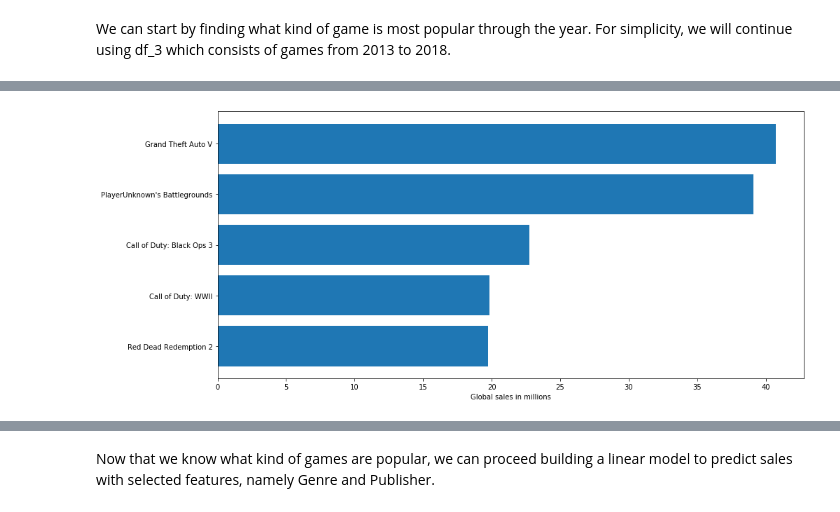
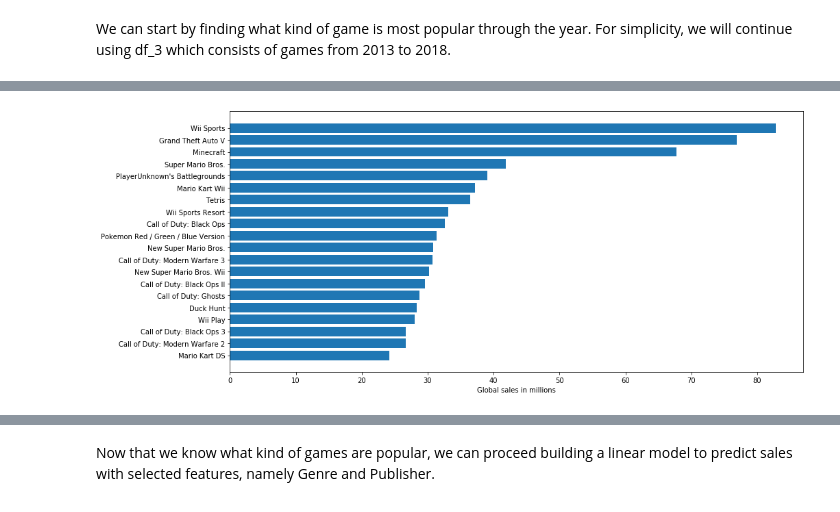
Before and after one commit to dxljack/Gaming-Market-Exploration, a Jupyter notebook: Gaming Market Analysis.ipynb, the cells around one changed output, grey strips where cells are left out. Drawn from its saved outputs; the diff is of its cells as text; code cells hidden in the pictures.

```diff
--- a/Gaming Market Analysis.ipynb
+++ b/Gaming Market Analysis.ipynb
@@ -94,6 +121,6 @@ dtype: int64
 # %%
 mask = (df3["Year"] >= 2013) & (df3["Year"] <= 2018)
-df3=df3.loc[mask]
-df3.head()
+df31=df3.loc[mask]
+df31.head()
 # %% [output]
 |  | Rank | Name | Genre | ESRB_Rating | Platform | Publisher | Developer | Critic_Score | User_Score | ... |
@@ -227,0 +293,2 @@ We can start by finding what kind of game is most popular through the year. For
+# %%
+df_model = df3[["Name", "Platform", "Genre", "Publisher", "Critic_Score", "Global_Sales", "Year"]]
@@ -250,5 +337,5 @@ top5_genre_df.head()
 # %%
-top5_name=df_3.groupby(['Name'])['Global_Sales'].sum().sort_values(ascending=False).head(5)
-top5_name
+top20_name=df_model.groupby(['Name'])['Global_Sales'].sum().sort_values(ascending=False).head(20)
+top20_name
 # %% [output]
 Name
@@ -271,0 +358,3 @@ top5_name.head()
+# %%
+top20_name=top20_name.to_frame()
+top20_name.head()
@@ -272,11 +369,11 @@ top5_name.head()
 # %%
 fig, ax2 = plt.subplots(figsize=(15,7))
-plt.barh(top5_name.index, top5_name["Global_Sales"], align='center')
+plt.barh(top20_name.index, top20_name["Global_Sales"], align='center')
 plt.xlabel('Global sales in millions')
 ax2.invert_yaxis()
 plt.show()
 # %% [output]
-[figure, old version]
+[figure, new version]
 # %%
 fig, ax3 = plt.subplots(figsize=(15,7))
 sns.lineplot(x='Year', y='Global_Sales', hue='Genre', data=top5_genre_df, ci=None, ax=ax3)
```
Also changed, not shown: parts of 111 cells of this notebook, 4 other files.
